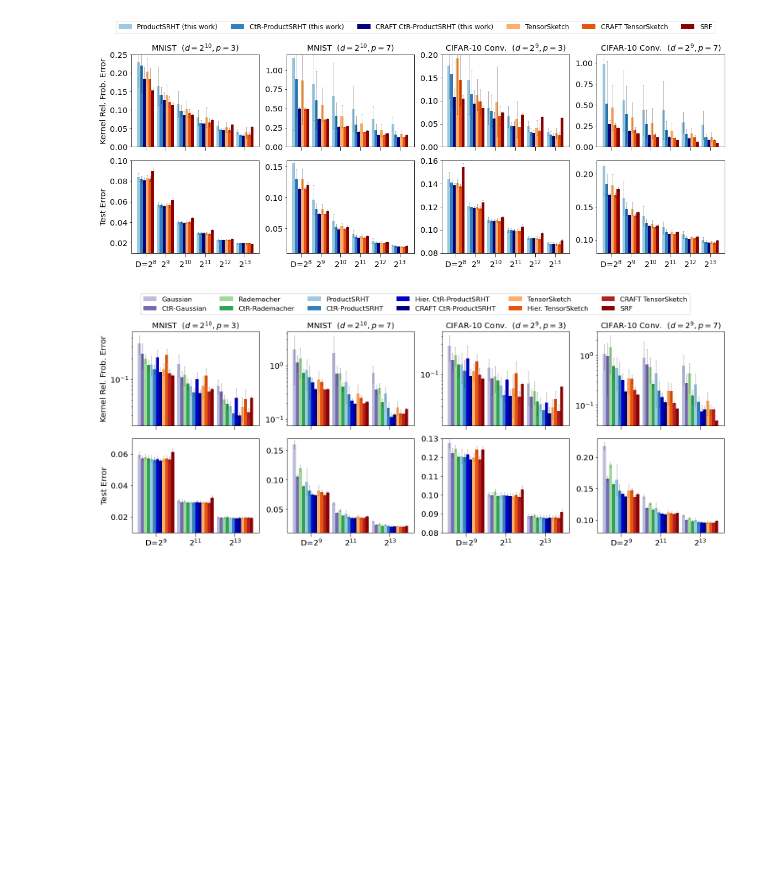
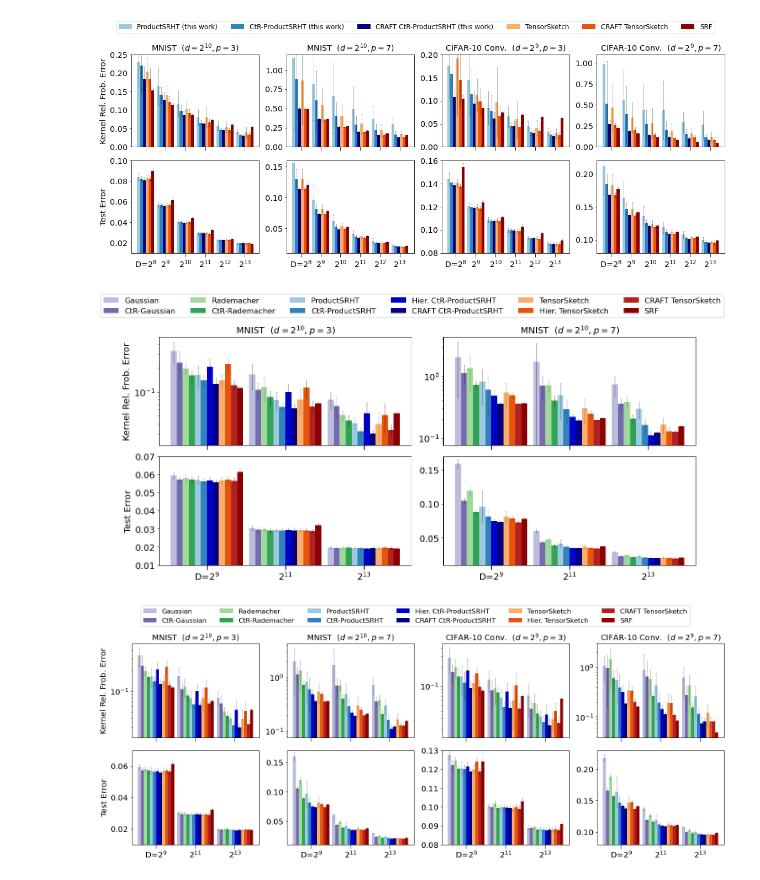
Before and after one commit to joneswack/dp-rfs, a Jupyter notebook: notebooks/bar-plot-visualization.ipynb, the cells around one changed output. Drawn from its saved outputs; the diff is of its cells as text; code cells hidden in the pictures; blank space fills up the shorter version.

```diff
--- a/notebooks/bar-plot-visualization.ipynb
+++ b/notebooks/bar-plot-visualization.ipynb
@@ -780,6 +780,30 @@ configs = [
     ('CRAFT TensorSketch', {'method': 'poly_sketch', 'proj': 'countsketch_scatter', 'complex': False, 'hier': False, 'comp_real': False, 'craft': True, 'color': 'firebrick'}),
     ('SRF', {'method': 'srf', 'proj': 'gaussian', 'complex': False, 'hier': False, 'comp_real': False, 'color': 'darkred'}),
 ]
+# %%
+csv_files = [
+    '../csv/poly3_approx_ctr_craft_hier_2/MNIST_d1024_n70000.csv',
+    '../csv/poly7_approx_ctr_craft_hier_2/MNIST_d1024_n70000.csv'
+]
+
+Ds = [2**i for i in range(9,14, 2)] # 15
+D_labels = [r'D=$2^9$', r'$2^{11}$', r'$2^{13}$']
+
+fig, axes = plt.subplots(ncols=2, nrows=2, figsize=(13, 6))
+plot_csv(axes[0,0], csv_files[0], configs, Ds, D_labels, error_field='k_rel_frob_error', logscale=True, title='MNIST  $(d=2^{10}, p=3)$', x_axis=False, ylabel='Kernel Rel. Frob. Error')
+plot_csv(axes[0,1], csv_files[1], configs, Ds, D_labels, error_field='k_rel_frob_error', logscale=True, title='MNIST  $(d=2^{10}, p=7)$', x_axis=False)
+plot_csv(axes[1,0], csv_files[0], configs, Ds, D_labels, error_field='test_error', y_lim=(0.01, 0.07), title='', ylabel='Test Error')
+plot_csv(axes[1,1], csv_files[1], configs, Ds, D_labels, error_field='test_error', y_lim=(0.01, 0.17), title='')
+
+handles, labels = axes[0,0].get_legend_handles_labels()
+#axes[0].legend()
+
+plt.tight_layout()
+legend = plt.figlegend(handles=handles, labels=labels, loc='upper center', ncol=6, bbox_to_anchor = (0,0.25,1.01,0.85), bbox_transform=plt.gcf().transFigure)
+plt.savefig('../figures/mnist_big.pdf', dpi=300, bbox_extra_artists=(legend,), bbox_inches='tight') #
+plt.show()
+# %% [output]
+[figure, added]
 # %%
 csv_files = [
     '../csv/poly3_approx_ctr_craft_hier_2/MNIST_d1024_n70000.csv',
```
Also changed, not shown: 3 other files.
